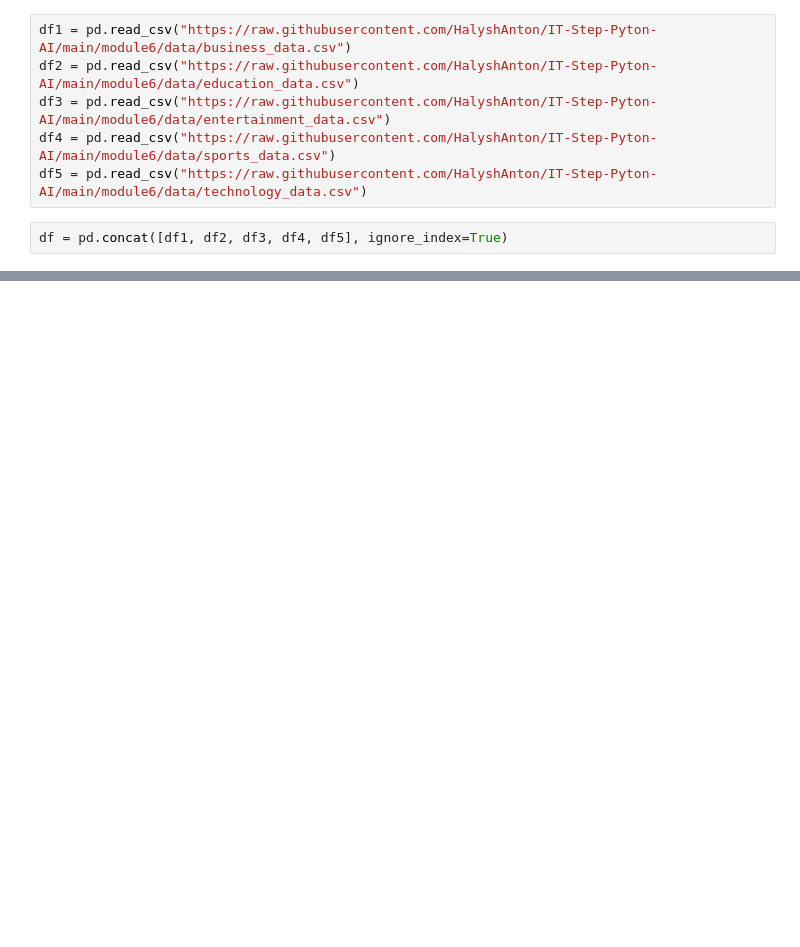
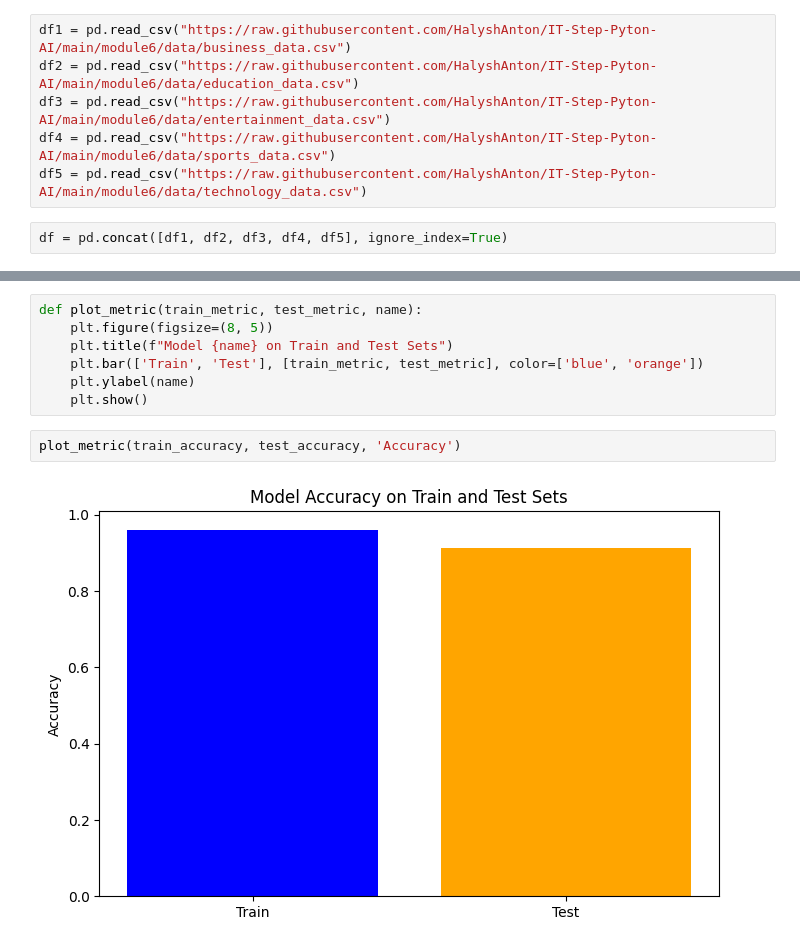
Before and after one commit to HromovAndrey/II_mood_6_part_3, a Jupyter notebook: Practika_mood_6_part_3.ipynb, the cells around one changed output, grey strips where cells are left out. Cells and saved outputs as stored; diff of their text form; blank space fills up the shorter version.

```diff
--- a/Practika_mood_6_part_3.ipynb
+++ b/Practika_mood_6_part_3.ipynb
@@ -96,0 +90,11 @@ print(classification_report(y_test, y_pred))
+# %%
+def plot_metric(train_metric, test_metric, name):
+    plt.figure(figsize=(8, 5))
+    plt.title(f"Model {name} on Train and Test Sets")
+    plt.bar(['Train', 'Test'], [train_metric, test_metric], color=['blue', 'orange'])
+    plt.ylabel(name)
+    plt.show()
+# %%
+plot_metric(train_accuracy, test_accuracy, 'Accuracy')
+# %% [output]
+[figure, added]
```
Also changed, not shown: parts of 25 cells of this notebook.
